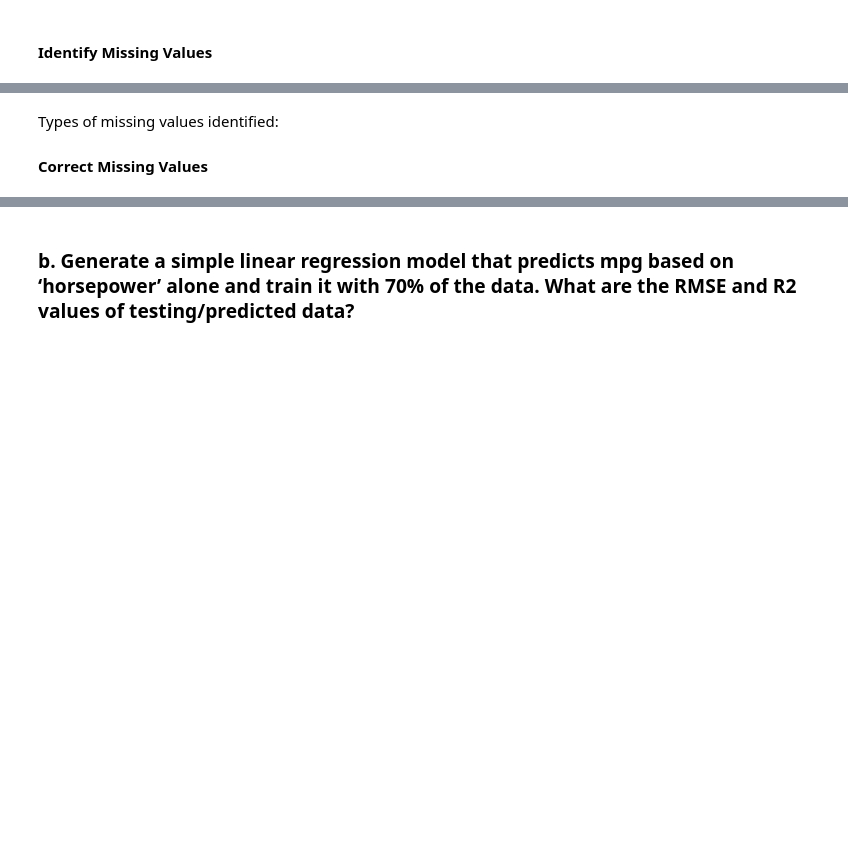
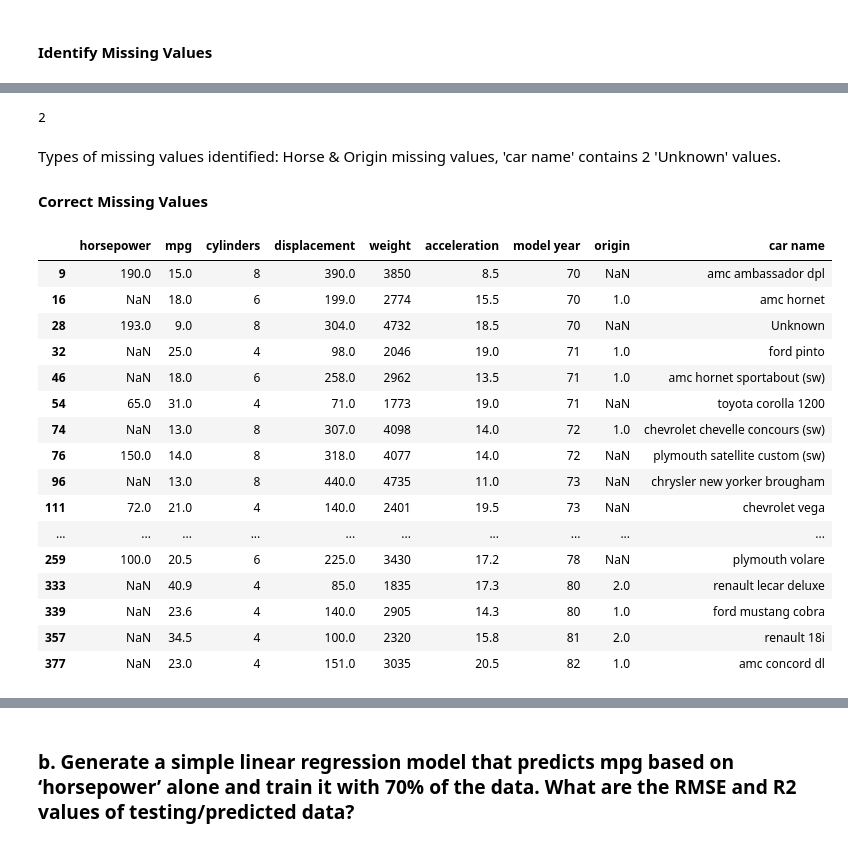
Before and after one commit to dandex200/COMP40370_Data_Mining, a Jupyter notebook: Practical_3/Practical-03-A.ipynb, the cells around one changed output, grey strips where cells are left out. Saved outputs shown, nothing was run; the diff lists cells and outputs as text; code cells hidden in the pictures; blank space fills up the shorter version.

```diff
--- a/Practical_3/Practical-03-A.ipynb
+++ b/Practical_3/Practical-03-A.ipynb
@@ -50,4 +83,32 @@ name’ column
+# %%
+df[df['car name'].str.lower() == 'unknown'].shape[0]
+# %% [output]
+2
 # %% [markdown]
-Types of missing values identified:
+Types of missing values identified: Horse & Origin missing values, 'car name' contains 2 'Unknown' values.
 
 #### Correct Missing Values
+# %%
+#Horsepower
+# Other than Unknown values in car name column, if row has NaN value, and car name of that row is present again in car name and the value of mpg ...
+# is the same, then change the NaN value in either horsepower or origin to the row that has the same car name. If there are multiple rows with the same ...
+# car name and same value of mpg, then find mean of their value to replace the missing columns value.
+df[df.isnull().any(axis=1)]
+# %% [output]
+|  | horsepower | mpg | cylinders | displacement | weight | acceleration | model year | origin | car name |
+| 9 | 190.0 | 15.0 | 8 | 390.0 | 3850 | 8.5 | 70 | NaN | amc ambassador dpl |
+| 16 | NaN | 18.0 | 6 | 199.0 | 2774 | 15.5 | 70 | 1.0 | amc hornet |
+| 28 | 193.0 | 9.0 | 8 | 304.0 | 4732 | 18.5 | 70 | NaN | Unknown |
+| 32 | NaN | 25.0 | 4 | 98.0 | 2046 | 19.0 | 71 | 1.0 | ford pinto |
+| 46 | NaN | 18.0 | 6 | 258.0 | 2962 | 13.5 | 71 | 1.0 | amc hornet sportabout (sw) |
+| 54 | 65.0 | 31.0 | 4 | 71.0 | 1773 | 19.0 | 71 | NaN | toyota corolla 1200 |
+| 74 | NaN | 13.0 | 8 | 307.0 | 4098 | 14.0 | 72 | 1.0 | chevrolet chevelle concours (sw) |
+| 76 | 150.0 | 14.0 | 8 | 318.0 | 4077 | 14.0 | 72 | NaN | plymouth satellite custom (sw) |
+| 96 | NaN | 13.0 | 8 | 440.0 | 4735 | 11.0 | 73 | NaN | chrysler new yorker brougham |
+| 111 | 72.0 | 21.0 | 4 | 140.0 | 2401 | 19.5 | 73 | NaN | chevrolet vega |
+| ... | ... | ... | ... | ... | ... | ... | ... | ... | ... |
+| 259 | 100.0 | 20.5 | 6 | 225.0 | 3430 | 17.2 | 78 | NaN | plymouth volare |
+| 333 | NaN | 40.9 | 4 | 85.0 | 1835 | 17.3 | 80 | 2.0 | renault lecar deluxe |
+| 339 | NaN | 23.6 | 4 | 140.0 | 2905 | 14.3 | 80 | 1.0 | ford mustang cobra |
+| 357 | NaN | 34.5 | 4 | 100.0 | 2320 | 15.8 | 81 | 2.0 | renault 18i |
+| 377 | NaN | 23.0 | 4 | 151.0 | 3035 | 20.5 | 82 | 1.0 | amc concord dl |
```
Also changed, not shown: parts of 7 cells of this notebook.
